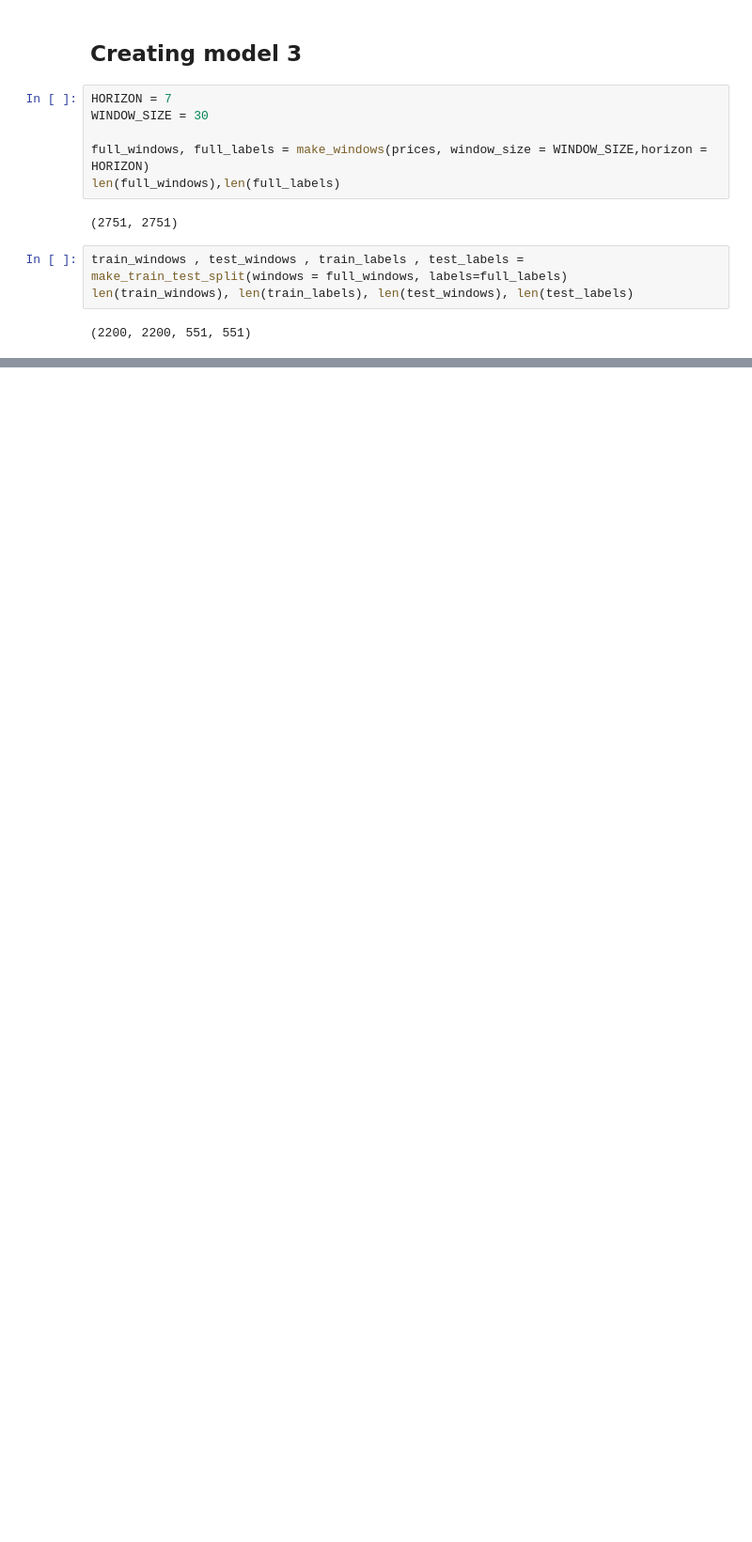
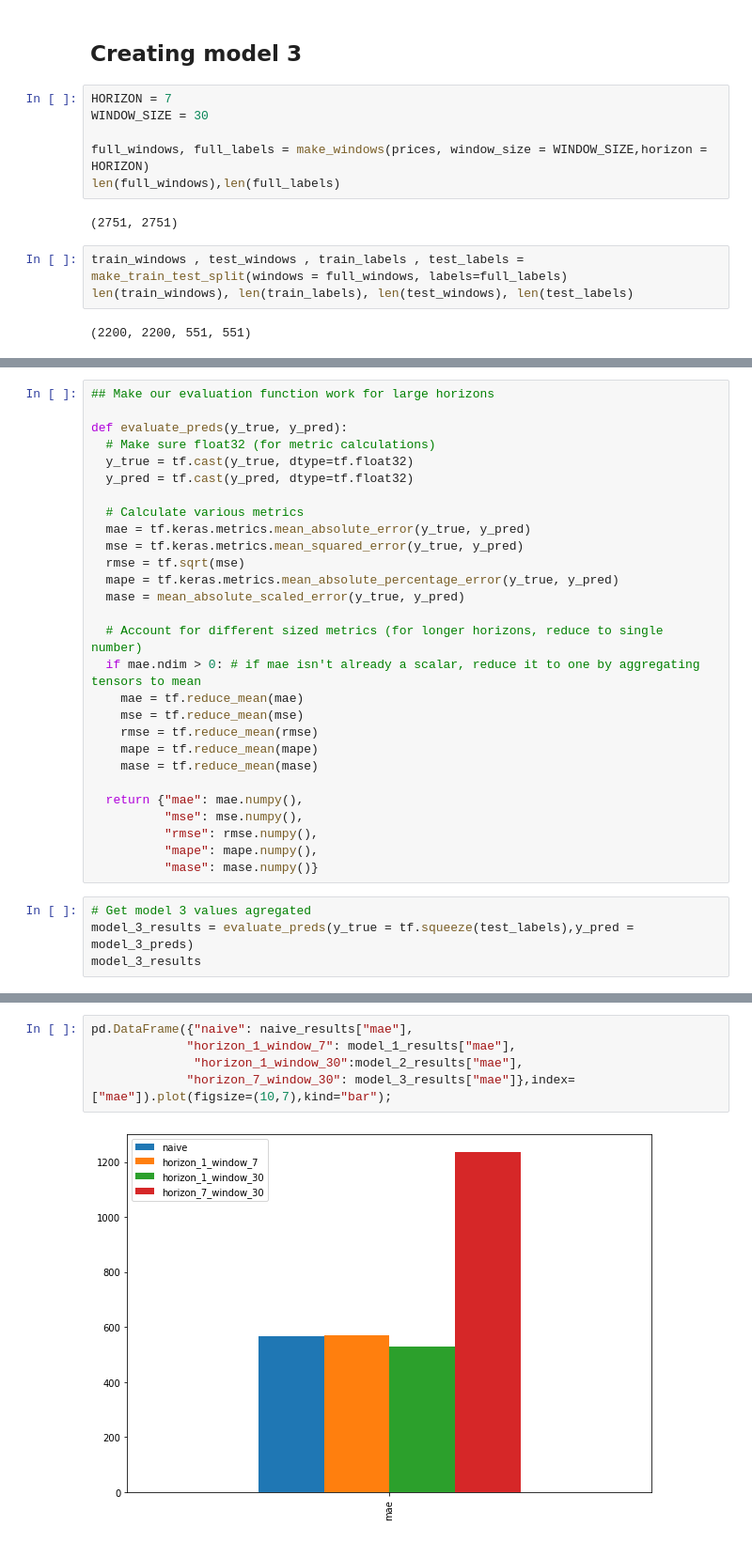
Before and after one commit to Muhammad-Zohair-Baig/Tensor-Flow, a Jupyter notebook: Time_series_fudametals_Tensorflow_10.ipynb, the cells around one changed output, grey strips where cells are left out. Shown: that part at 94% size. Drawn from its saved outputs; the diff is of its cells as text; blank space fills up the shorter version.

```diff
--- a/Time_series_fudametals_Tensorflow_10.ipynb
+++ b/Time_series_fudametals_Tensorflow_10.ipynb
@@ -865,0 +925,32 @@ Epoch 100/100
+# %%
+## Make our evaluation function work for large horizons
+
+def evaluate_preds(y_true, y_pred):
+  # Make sure float32 (for metric calculations)
+  y_true = tf.cast(y_true, dtype=tf.float32)
+  y_pred = tf.cast(y_pred, dtype=tf.float32)
+
+  # Calculate various metrics
+  mae = tf.keras.metrics.mean_absolute_error(y_true, y_pred)
+  mse = tf.keras.metrics.mean_squared_error(y_true, y_pred)
+  rmse = tf.sqrt(mse)
+  mape = tf.keras.metrics.mean_absolute_percentage_error(y_true, y_pred)
+  mase = mean_absolute_scaled_error(y_true, y_pred)
+
+  # Account for different sized metrics (for longer horizons, reduce to single number)
+  if mae.ndim > 0: # if mae isn't already a scalar, reduce it to one by aggregating tensors to mean
+    mae = tf.reduce_mean(mae)
+    mse = tf.reduce_mean(mse)
+    rmse = tf.reduce_mean(rmse)
+    mape = tf.reduce_mean(mape)
+    mase = tf.reduce_mean(mase)
+
+  return {"mae": mae.numpy(),
+          "mse": mse.numpy(),
+          "rmse": rmse.numpy(),
+          "mape": mape.numpy(),
+          "mase": mase.numpy()}
+# %%
+# Get model 3 values agregated
+model_3_results = evaluate_preds(y_true = tf.squeeze(test_labels),y_pred = model_3_preds)
+model_3_results
@@ -865,0 +973,7 @@ Epoch 100/100
+# %%
+pd.DataFrame({"naive": naive_results["mae"],
+             "horizon_1_window_7": model_1_results["mae"],
+              "horizon_1_window_30":model_2_results["mae"],
+             "horizon_7_window_30": model_3_results["mae"]},index=["mae"]).plot(figsize=(10,7),kind="bar");
+# %% [output]
+[figure, added]
```
Also changed, not shown: parts of 34 cells of this notebook.
